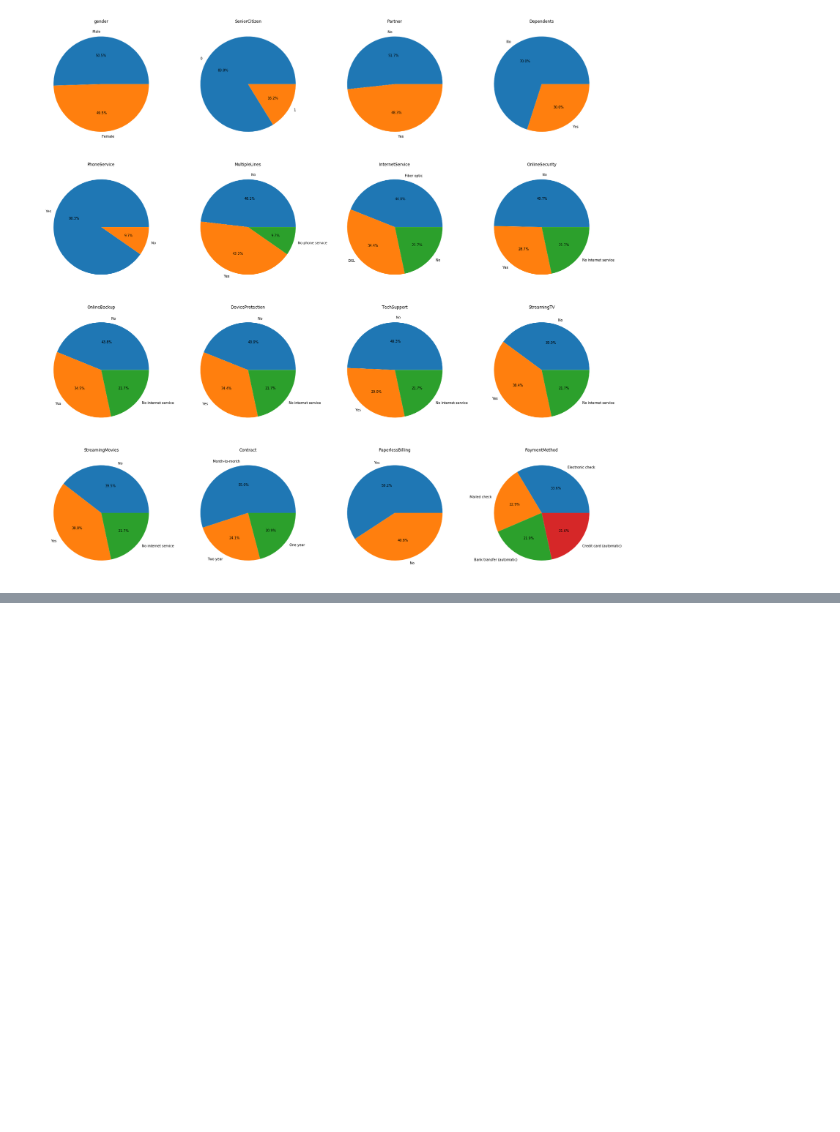
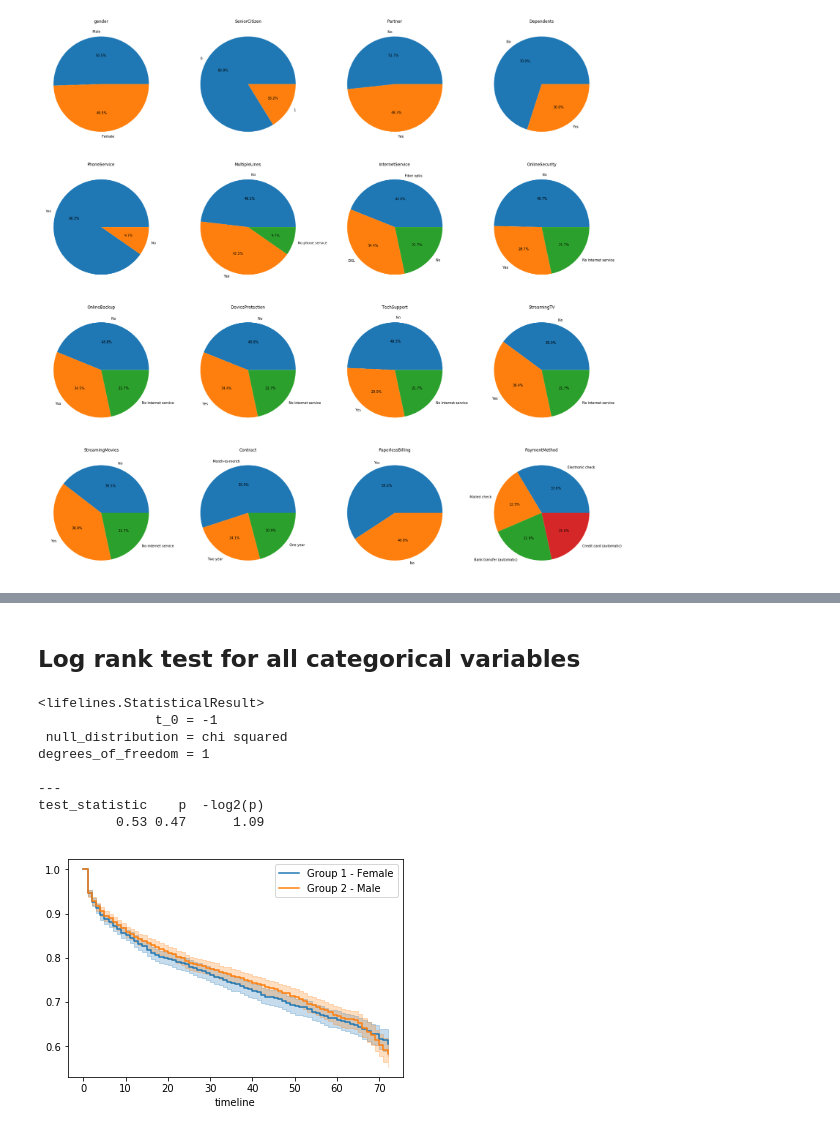
Before and after one commit to Steve-Yinjing-Song/survival_analysis, a Jupyter notebook: Capstone Project 1.ipynb, the cells around one changed output, grey strips where cells are left out. Cells and saved outputs as stored; diff of their text form; code cells hidden in the pictures; blank space fills up the shorter version.

```diff
--- a/Capstone Project 1.ipynb
+++ b/Capstone Project 1.ipynb
@@ -378,0 +476,29 @@ for i, ax in enumerate(axs.reshape(-1)):
+# %% [markdown]
+## Log rank test for all categorical variables
+# %%
+# for 'gender'
+group1 = df[df['gender'] == 'Female']
+group2 = df[df['gender'] == 'Male']
+T = group1['tenure']
+E = np.where(group1['Churn'] == 'Yes',1,0)
+T1 = group2['tenure']
+E1 = np.where(group2['Churn'] == 'Yes',1,0)
+
+kmf = KaplanMeierFitter()
+
+ax = plt.subplot(111)
+ax = kmf.fit(T, E, label="Group 1 - Female").plot(ax=ax)
+ax = kmf.fit(T1, E1, label="Group 2 - Male").plot(ax=ax)
+
+results=logrank_test(T,T1,event_observed_A=E, event_observed_B=E1)
+results.print_summary()
+# %% [output]
+<lifelines.StatisticalResult>
+               t_0 = -1
+ null_distribution = chi squared
+degrees_of_freedom = 1
+
+---
+test_statistic    p  -log2(p)
+          0.53 0.47      1.09
+[figure, added]
```
Also changed, not shown: parts of 58 cells of this notebook.
